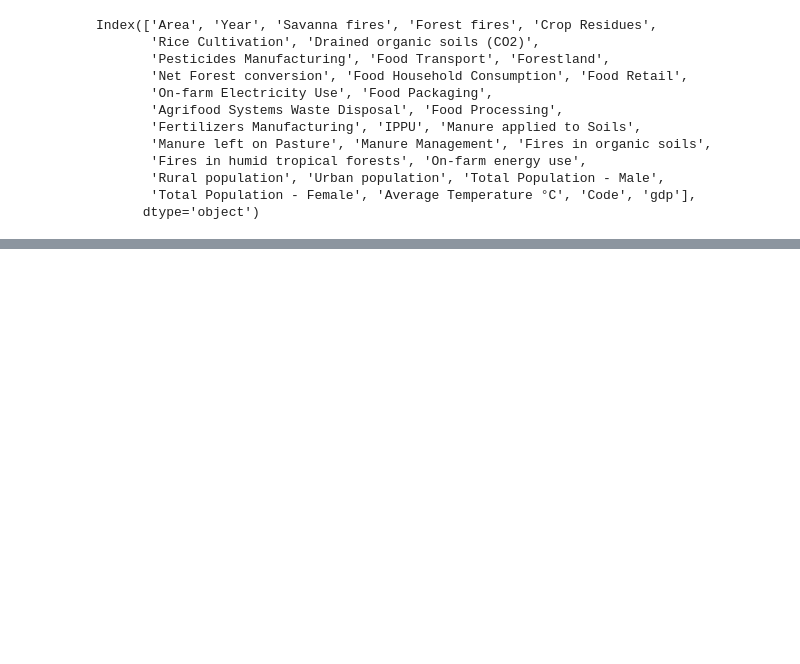
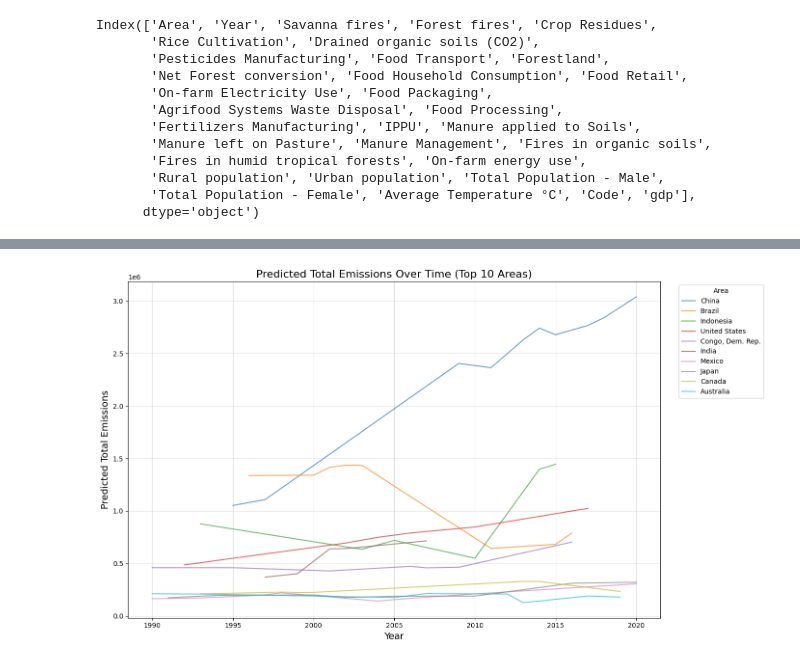
Before and after one commit to JuliaPPfeiffer/DS3001-Project, a Jupyter notebook: regression.ipynb, the cells around one changed output, grey strips where cells are left out. Cells and saved outputs as stored; diff of their text form; code cells hidden in the pictures; blank space fills up the shorter version.

```diff
--- a/regression.ipynb
+++ b/regression.ipynb
@@ -264,7 +240,7 @@ Top 3 correlated features: Index(['Urban population', 'Agrifood Systems Waste Di
 
 quantiles = [0, 0.5, 0.75, 0.875, 0.9375, 0.96875, 0.984375, 1]
 labels = ['Q1 (50%)', 'Q2 (25%)', 'Q3 (12.5%)', 'Q4 (6.25%)', 'Q5 (3.125%)', 'Q6 (1.5625%)', 'Q7 (Top 5%)']
-agri_gdp_tr['emission_quantile'] = pd.cut(agri_gdp_tr['total_emission'], bins=[0] + [agri_gdp_tr['total_emission'].quantile(q) for q in quantiles[1:]], labels=labels)
+agri_gdp_tr['emission_quantile'] = pd.cut(agri_gdp_tr['predicted_total_emission'], bins=[0] + [agri_gdp_tr['predicted_total_emission'].quantile(q) for q in quantiles[1:]], labels=labels)
 
 for col in num_col:
     plt.figure(figsize=(8, 5))
@@ -289 +265,33 @@ for col in num_col:
 ... (18 outputs left out)
+# %%
+data_with_predictions = agri_gdp_tr.dropna(subset=['predicted_total_emission'])
+
+total_emissions_by_area = (
+    data_with_predictions.groupby('Area')['predicted_total_emission']
+    .sum()
+    .sort_values(ascending=False)
+)
+
+# Get the top 10 areas
+top_10_areas = total_emissions_by_area.head(10).index
+
+top_10_data = data_with_predictions[data_with_predictions['Area'].isin(top_10_areas)]
+
+top_10_data = top_10_data.sort_values(by=['Area', 'Year'])
+plt.figure(figsize=(14, 8))
+for area in top_10_areas:
+    area_data = top_10_data[top_10_data['Area'] == area]
+    plt.plot(
+        area_data['Year'],
+        area_data['predicted_total_emission'],
+        label=area)
+
+plt.title("Predicted Total Emissions Over Time (Top 10 Areas)", fontsize=16)
+plt.xlabel("Year", fontsize=14)
+plt.ylabel("Predicted Total Emissions", fontsize=14)
+plt.legend(loc='upper right', bbox_to_anchor=(1.2, 1), fontsize=10, title="Area")
+plt.grid(alpha=0.4)
+plt.tight_layout()
+plt.show()
+# %% [output]
+[figure, added]
```
Also changed, not shown: parts of 13 cells of this notebook.
